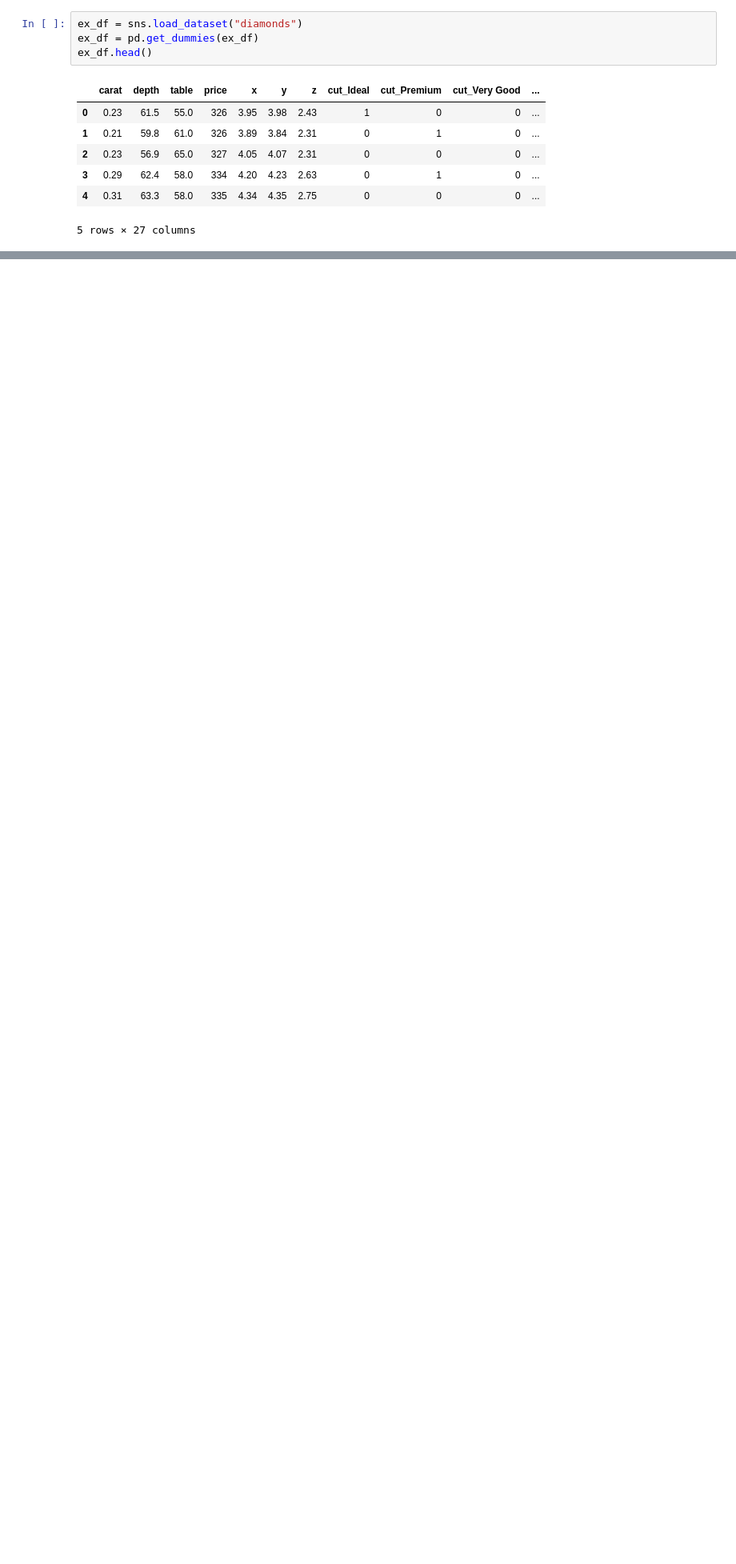
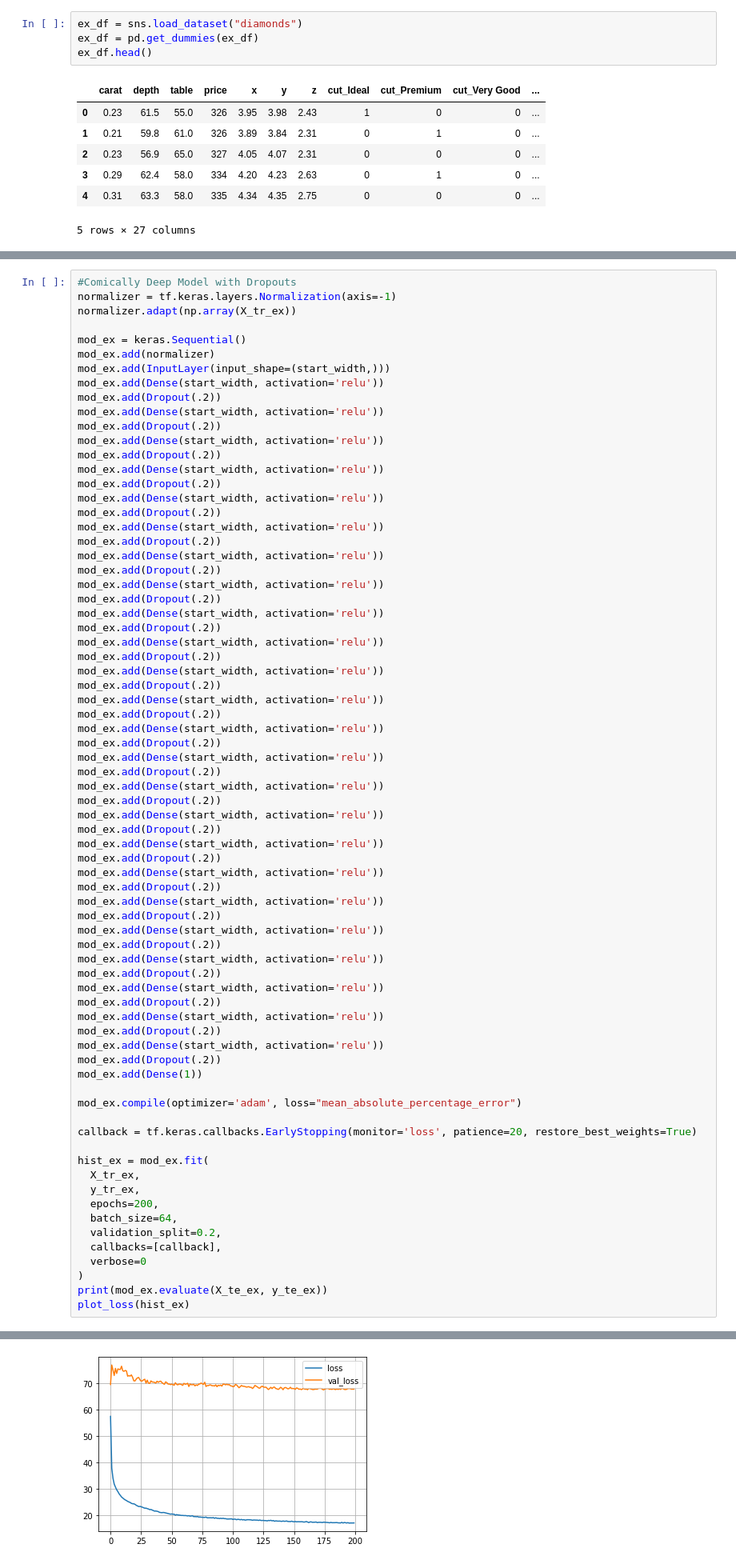
Before and after one commit to allyryry/3950_Workbooks, a Jupyter notebook: keras_optimizations_sol.ipynb, the cells around one changed output, grey strips where cells are left out. Shown at 80% size. Saved outputs shown, nothing was run; the diff lists cells and outputs as text; blank space fills up the shorter version.

```diff
--- a/keras_optimizations_sol.ipynb
+++ b/keras_optimizations_sol.ipynb
@@ -768,0 +814,74 @@ plot_loss(hist_ex)
+# %%
+#Comically Deep Model with Dropouts
+normalizer = tf.keras.layers.Normalization(axis=-1)
+normalizer.adapt(np.array(X_tr_ex))
+
+mod_ex = keras.Sequential()
+mod_ex.add(normalizer)
+mod_ex.add(InputLayer(input_shape=(start_width,)))
+mod_ex.add(Dense(start_width, activation='relu'))
+mod_ex.add(Dropout(.2))
+mod_ex.add(Dense(start_width, activation='relu'))
+mod_ex.add(Dropout(.2))
+mod_ex.add(Dense(start_width, activation='relu'))
+mod_ex.add(Dropout(.2))
+mod_ex.add(Dense(start_width, activation='relu'))
+mod_ex.add(Dropout(.2))
+mod_ex.add(Dense(start_width, activation='relu'))
+mod_ex.add(Dropout(.2))
+mod_ex.add(Dense(start_width, activation='relu'))
+mod_ex.add(Dropout(.2))
+mod_ex.add(Dense(start_width, activation='relu'))
+mod_ex.add(Dropout(.2))
+mod_ex.add(Dense(start_width, activation='relu'))
+mod_ex.add(Dropout(.2))
+mod_ex.add(Dense(start_width, activation='relu'))
+mod_ex.add(Dropout(.2))
+mod_ex.add(Dense(start_width, activation='relu'))
+mod_ex.add(Dropout(.2))
+mod_ex.add(Dense(start_width, activation='relu'))
+mod_ex.add(Dropout(.2))
+mod_ex.add(Dense(start_width, activation='relu'))
+mod_ex.add(Dropout(.2))
+mod_ex.add(Dense(start_width, activation='relu'))
+mod_ex.add(Dropout(.2))
+mod_ex.add(Dense(start_width, activation='relu'))
+mod_ex.add(Dropout(.2))
+mod_ex.add(Dense(start_width, activation='relu'))
+mod_ex.add(Dropout(.2))
+mod_ex.add(Dense(start_width, activation='relu'))
+mod_ex.add(Dropout(.2))
+mod_ex.add(Dense(start_width, activation='relu'))
+mod_ex.add(Dropout(.2))
+mod_ex.add(Dense(start_width, activation='relu'))
+mod_ex.add(Dropout(.2))
+mod_ex.add(Dense(start_width, activation='relu'))
+mod_ex.add(Dropout(.2))
+mod_ex.add(Dense(start_width, activation='relu'))
+mod_ex.add(Dropout(.2))
+mod_ex.add(Dense(start_width, activation='relu'))
+mod_ex.add(Dropout(.2))
+mod_ex.add(Dense(start_width, activation='relu'))
+mod_ex.add(Dropout(.2))
+mod_ex.add(Dense(start_width, activation='relu'))
+mod_ex.add(Dropout(.2))
+mod_ex.add(Dense(start_width, activation='relu'))
+mod_ex.add(Dropout(.2))
+mod_ex.add(Dense(1))
+
+mod_ex.compile(optimizer='adam', loss="mean_absolute_percentage_error")
+
+callback = tf.keras.callbacks.EarlyStopping(monitor='loss', patience=20, restore_best_weights=True)
+
+hist_ex = mod_ex.fit(
+  X_tr_ex,
+  y_tr_ex,
+  epochs=200,
+  batch_size=64,
+  validation_split=0.2,
+  callbacks=[callback],
+  verbose=0
+)
+print(mod_ex.evaluate(X_te_ex, y_te_ex))
+plot_loss(hist_ex)
+# %% [output]
@@ -768,0 +890 @@ plot_loss(hist_ex)
+[figure, added]
```
Also changed, not shown: parts of 17 cells of this notebook, 7 other files.
